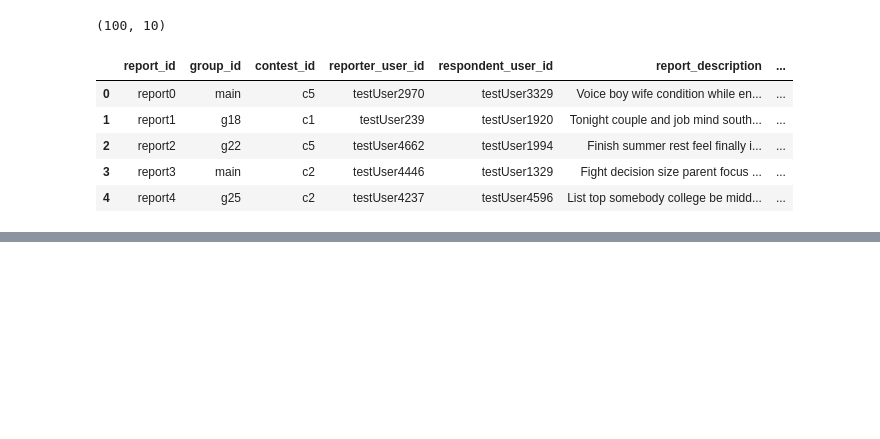
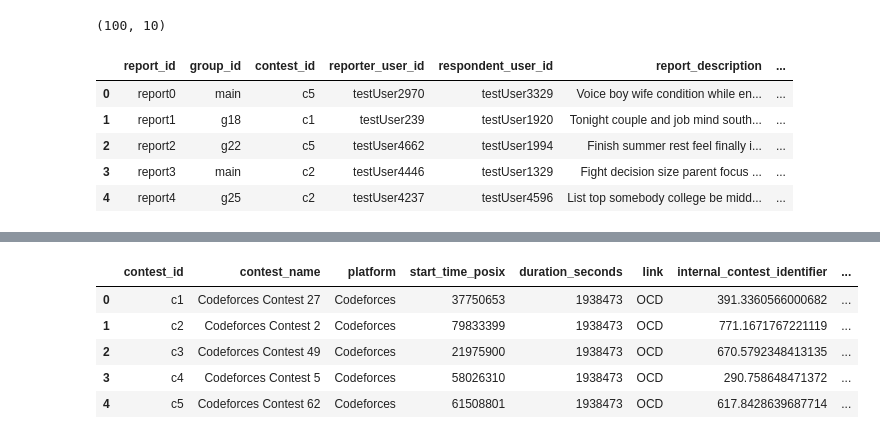
Before and after one commit to welcome-to-the-sunny-side/rshf, a Jupyter notebook: backend/sym.ipynb, the cells around one changed output, grey strips where cells are left out. Cells and saved outputs as stored; diff of their text form; code cells hidden in the pictures; blank space fills up the shorter version.

```diff
--- a/backend/sym.ipynb
+++ b/backend/sym.ipynb
@@ -408,3 +418,12 @@ announcement_df.head()
+# %%
+pd.read_sql("SELECT * from contests", engine).head()
+# %% [output]
+|  | contest_id | contest_name | platform | start_time_posix | duration_seconds | link | internal_contest_identifier | ... |
+| 0 | c1 | Codeforces Contest 27 | Codeforces | 37750653 | 1938473 | OCD | 391.3360566000682 | ... |
+| 1 | c2 | Codeforces Contest 2 | Codeforces | 79833399 | 1938473 | OCD | 771.1671767221119 | ... |
+| 2 | c3 | Codeforces Contest 49 | Codeforces | 21975900 | 1938473 | OCD | 670.5792348413135 | ... |
+| 3 | c4 | Codeforces Contest 5 | Codeforces | 58026310 | 1938473 | OCD | 290.758648471372 | ... |
+| 4 | c5 | Codeforces Contest 62 | Codeforces | 61508801 | 1938473 | OCD | 617.8428639687714 | ... |
 # %%
 # update ratings for a contest across ALL groups
 
```
Also changed, not shown: parts of 7 cells of this notebook, 21 other files.
